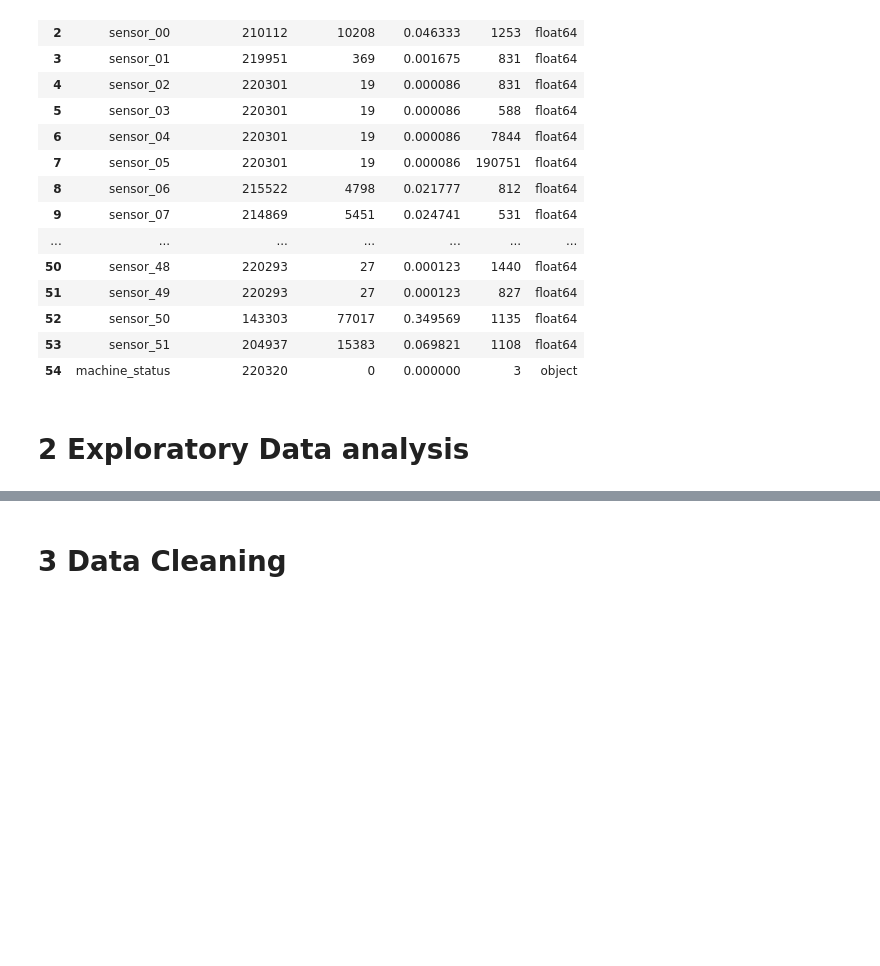
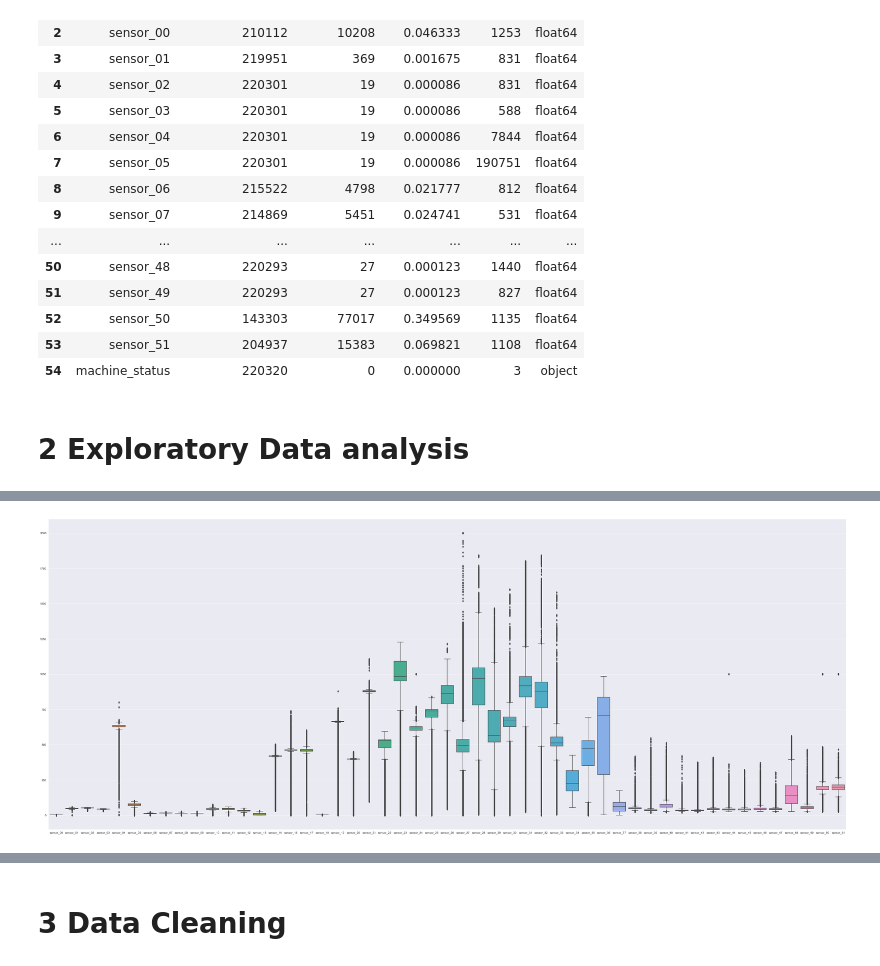
Before and after one commit to nils12344/PythonAdvancedGruppeD, a Jupyter notebook: Projekt Gruppe D.ipynb, the cells around one changed output, grey strips where cells are left out. Drawn from its saved outputs; the diff is of its cells as text; code cells hidden in the pictures; blank space fills up the shorter version.

```diff
--- a/Projekt Gruppe D.ipynb
+++ b/Projekt Gruppe D.ipynb
@@ -148,0 +153,15 @@ plt.show()
+# %%
+sns.set_style("darkgrid")
+
+#fix, axes = plt.subplots(11, 5, figsize=(20, 20))
+
+#x = 0
+#y = 0
+
+plt.figure(figsize=(50, 20))
+sns.boxplot(data = df)
+
+
+plt.show()
+# %% [output]
+[figure, added]
```
Also changed, not shown: parts of 3 cells of this notebook.
